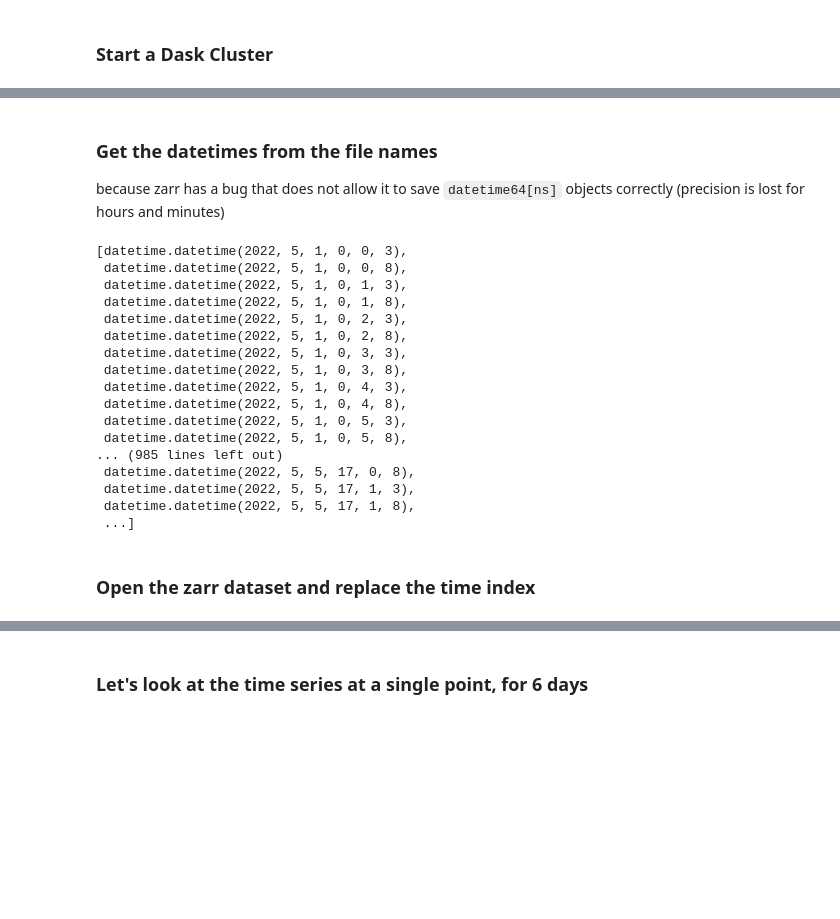
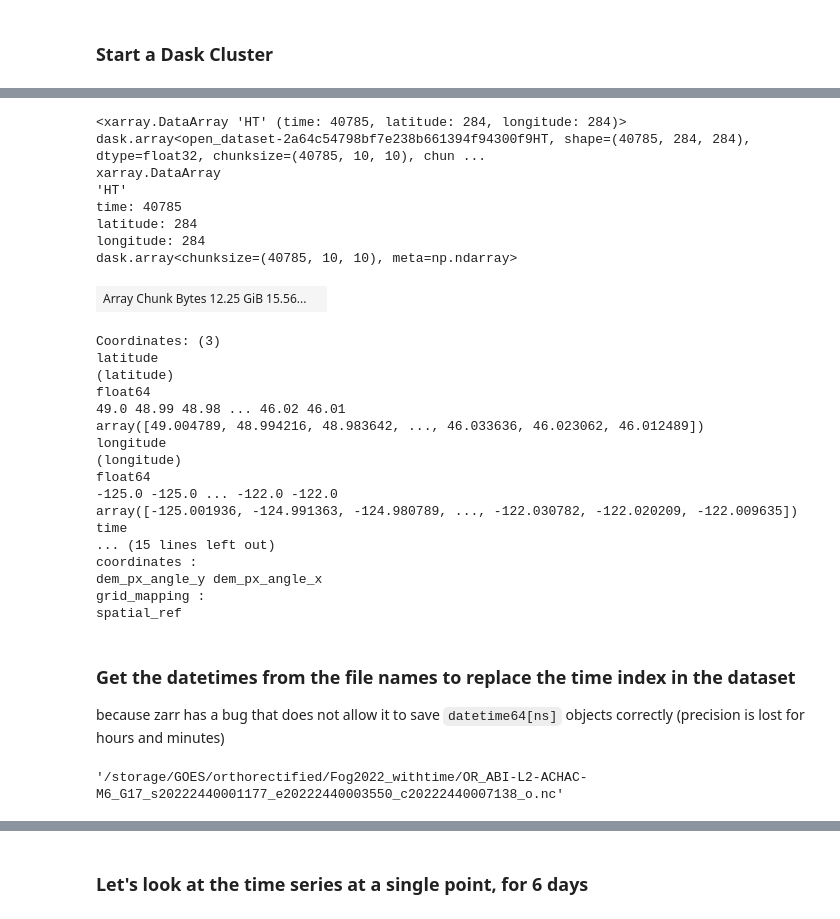
Before and after one commit to autumn-yng/summerfog, a Jupyter notebook: goes/goes_analyze.ipynb, the cells around one changed output, grey strips where cells are left out. Drawn from its saved outputs; the diff is of its cells as text; code cells hidden in the pictures; blank space fills up the shorter version.

```diff
--- a/goes/goes_analyze.ipynb
+++ b/goes/goes_analyze.ipynb
@@ -23,35 +83,31 @@ client = Client(cluster)
+# %%
+ds['HT']
+# %% [output]
+<xarray.DataArray 'HT' (time: 40785, latitude: 284, longitude: 284)> dask.array<open_dataset-2a64c54798bf7e238b661394f94300f9HT, shape=(40785, 284, 284), dtype=float32, chunksize=(40785, 10, 10), chun ...
+xarray.DataArray
+'HT'
+time: 40785
+latitude: 284
+longitude: 284
+dask.array<chunksize=(40785, 10, 10), meta=np.ndarray>
+| Array Chunk Bytes 12.25 GiB 15.56... |  |
+Coordinates: (3)
+latitude
+(latitude)
+float64
+49.0 48.99 48.98 ... 46.02 46.01
+array([49.004789, 48.994216, 48.983642, ..., 46.033636, 46.023062, 46.012489])
+longitude
+(longitude)
+float64
+-125.0 -125.0 ... -122.0 -122.0
+array([-125.001936, -124.991363, -124.980789, ..., -122.030782, -122.020209, -122.009635])
+time
+... (15 lines left out)
+coordinates :
+dem_px_angle_y dem_px_angle_x
+grid_mapping :
+spatial_ref
 # %% [markdown]
-### Get the datetimes from the file names
+### Get the datetimes from the file names to replace the time index in the dataset
 because zarr has a bug that does not allow it to save `datetime64[ns]` objects correctly (precision is lost for hours and minutes)
-# %%
-image_folder = '/storage/GOES/orthorectified/Fog2022_withtime/'
-files = glob.glob(os.path.join(image_folder, "*_o.nc"))
-datetimes = [
-    dt.datetime.strptime(
-        # Get the end time when the satellite finished scanning the picture
-        f.split('/')[-1].split('_')[4][1:-3],
-        "%Y%j%H%M%S"
-    ) for f in files
-]
-# The files are not sorted chronologically, so we
-datetimes = sorted(datetimes)
-# %% [output]
-[datetime.datetime(2022, 5, 1, 0, 0, 3),
- datetime.datetime(2022, 5, 1, 0, 0, 8),
- datetime.datetime(2022, 5, 1, 0, 1, 3),
- datetime.datetime(2022, 5, 1, 0, 1, 8),
- datetime.datetime(2022, 5, 1, 0, 2, 3),
- datetime.datetime(2022, 5, 1, 0, 2, 8),
- datetime.datetime(2022, 5, 1, 0, 3, 3),
- datetime.datetime(2022, 5, 1, 0, 3, 8),
- datetime.datetime(2022, 5, 1, 0, 4, 3),
- datetime.datetime(2022, 5, 1, 0, 4, 8),
- datetime.datetime(2022, 5, 1, 0, 5, 3),
- datetime.datetime(2022, 5, 1, 0, 5, 8),
-... (985 lines left out)
- datetime.datetime(2022, 5, 5, 17, 0, 8),
- datetime.datetime(2022, 5, 5, 17, 1, 3),
- datetime.datetime(2022, 5, 5, 17, 1, 8),
- ...]
-# %% [markdown]
-### Open the zarr dataset and replace the time index
@@ -66,0 +114,6 @@ ds['time'] = datetimes
+# %%
+image_folder = '/storage/GOES/orthorectified/Fog2022_withtime/'
+files = glob.glob(os.path.join(image_folder, "*_o.nc"))
+files[0] # Take a look at the path of one file
+# %% [output]
+'/storage/GOES/orthorectified/Fog2022_withtime/OR_ABI-L2-ACHAC-M6_G17_s20222440001177_e20222440003550_c20222440007138_o.nc'
```
Also changed, not shown: parts of 25 cells of this notebook.
